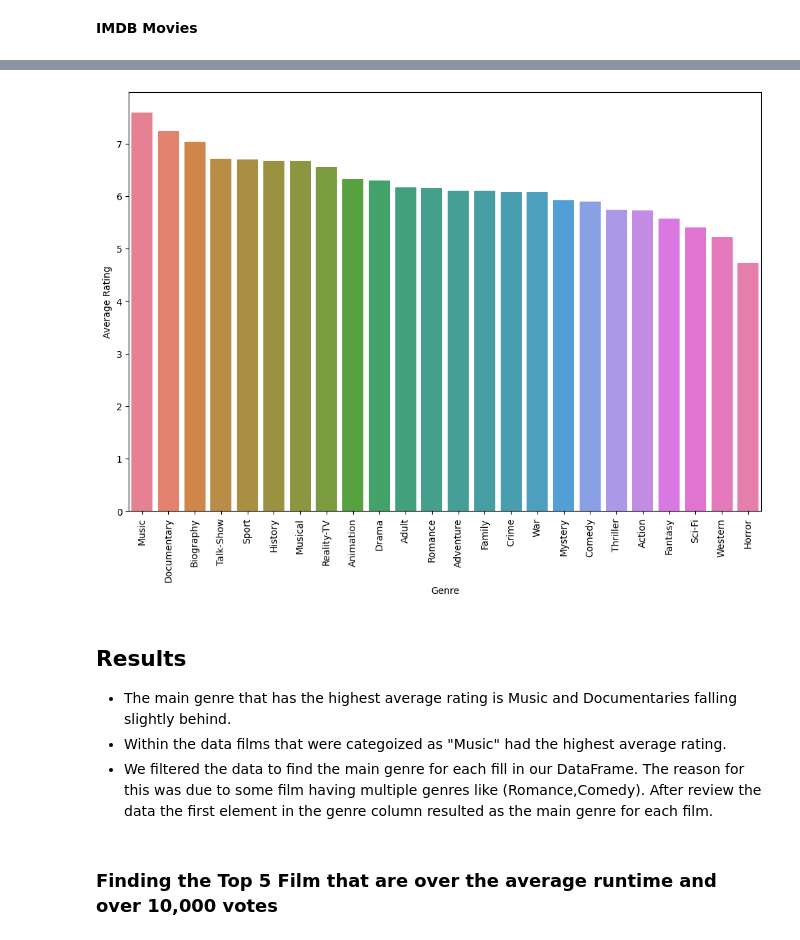
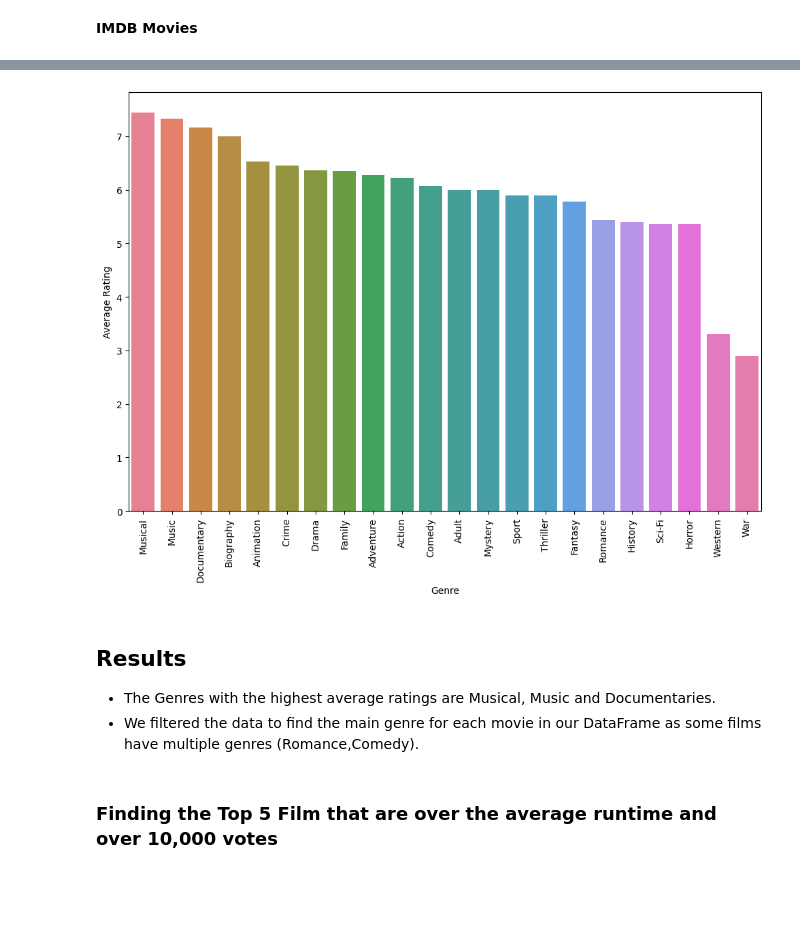
Before and after one commit to lundnm/Movie_Analysis, a Jupyter notebook: manipulation.ipynb, the cells around one changed output, grey strips where cells are left out. Cells and saved outputs as stored; diff of their text form; code cells hidden in the pictures; blank space fills up the shorter version.

```diff
--- a/manipulation.ipynb
+++ b/manipulation.ipynb
@@ -10,5 +10,6 @@ import warnings
 warnings.simplefilter(action='ignore')
 # %%
 imdb_movies = pd.read_csv('merged_movie_imdb.csv')
+box_office = pd.read_csv('enhanced_box_office_data(2000-2024)u.csv')
 # %% [markdown]
 ## Data Collection and Merging
@@ -80,0 +101,18 @@ imdb_movies.sample(5)
+# %%
+# rename columns
+imdb_movies.rename(columns={'primaryTitle':'title'}, inplace=True)
+box_office.rename(columns={'Release Group':'title'}, inplace=True)
+
+# merge the two dataframes
+movies = pd.merge(imdb_movies, box_office, on='title', how='inner')
+
+# remove unnecessary columns (Unnamed: 0, tconst, titleType, endYear, startYear, Genres, Rating, Vote_Count
+movies.drop(columns=['Unnamed: 0', 'tconst', 'titleType', 'endYear', 'startYear', 'Genres', 'Rating', 'Vote_Count'], inplace=True)
+
+# Rename columns for usability
+movies.rename(columns={'averageRating': 'IMDBavgRating', 'Rank': 'rank', "$Worldwide": 'worldwideGross', "$Domestic": 'domesticGross', 'Domestic %': "domestic%", "$Foreign": 'foreignGross', 'Foreign %': 'foreign%', 'Year': 'year', 'Original_Language': 'originalLang', 'Production_Countries': 'productionCountries'}, inplace=True)
+
+# remove movies from before 2001
+movies = movies[movies['year'] >= 2001]
+
+movies.head(5)
@@ -81,10 +134,10 @@ imdb_movies.sample(5)
 # %%
 
-# There are 3,692 rows that have a missing value in genre column
-imdb_movies['genres'].str.contains('N').value_counts()
+# There are 36 rows that have a missing value in genre column
+movies['genres'].str.contains(r'\\N').value_counts()
 
-# Filter out the rows with missing values and creating a new DataFrame
-filter_genre_imdb_movies = imdb_movies[~imdb_movies['genres'].str.contains('N')]
-
-filter_genre_imdb_movies
+# Replace these values with None
+movies[movies['genres'].str.contains(r'\\N')]
+movies = movies[movies['genres'] != '\\N']
+movies.shape
 # %% [output]
@@ -104,7 +145,7 @@ filter_genre_imdb_movies
 # %%
 # Create new column for main genre
-filter_genre_imdb_movies['main_genre'] = filter_genre_imdb_movies['genres'].str.split(',').str[0]
+movies['main_genre'] = movies['genres'].str.split(',').str[0]
 
 # Checking if new column is created
-filter_genre_imdb_movies
+movies
 # %% [output]
@@ -124,26 +165,25 @@ filter_genre_imdb_movies
 # %%
 # Need to do a groupby for genre
-main_genre_grouped = filter_genre_imdb_movies.groupby('main_genre')['averageRating'].mean().reset_index()
+main_genre_grouped = movies.groupby('main_genre')['IMDBavgRating'].mean().reset_index()
 
 
 
 # Sorting rating from highest to lowest
-main_genre_grouped = main_genre_grouped.sort_values('averageRating', ascending=False)
+main_genre_grouped = main_genre_grouped.sort_values('IMDBavgRating', ascending=False)
 
 # Creation of visualization for highest rated genres
 fig, ax = plt.subplots(figsize=(12,8))
-sns.barplot(x=main_genre_grouped['main_genre'], y=main_genre_grouped['averageRating'], hue=main_genre_grouped['main_genre'], ax=ax, label='Average Rating by main genre')
+sns.barplot(x=main_genre_grouped['main_genre'], y=main_genre_grouped['IMDBavgRating'], hue=main_genre_grouped['main_genre'], ax=ax, label='Average Rating by main genre')
 ax.set_xlabel("Genre")
 ax.set_ylabel("Average Rating")
 plt.xticks(rotation=90)
 plt.show()
 # %% [output]
-[figure, old version]
+[figure, new version]
 # %% [markdown]
 ## Results
-- The main genre that has the highest average rating is Music and Documentaries falling slightly behind.
-- Within the data films that were categoized as "Music" had the highest average rating.
-- We filtered the data to find the main genre for each fill in our DataFrame. The reason for this was due to some film having multiple genres like (Romance,Comedy). After review the data the first element in the genre column resulted as the main genre for each film.
+- The Genres with the highest average ratings are Musical, Music and Documentaries.
+- We filtered the data to find the main genre for each movie in our DataFrame as some films have multiple genres (Romance,Comedy).
 # %% [markdown]
 ### Finding the Top 5 Film that are over the average runtime and over 10,000 votes
 # %%
```
Also changed, not shown: parts of 35 cells of this notebook.
